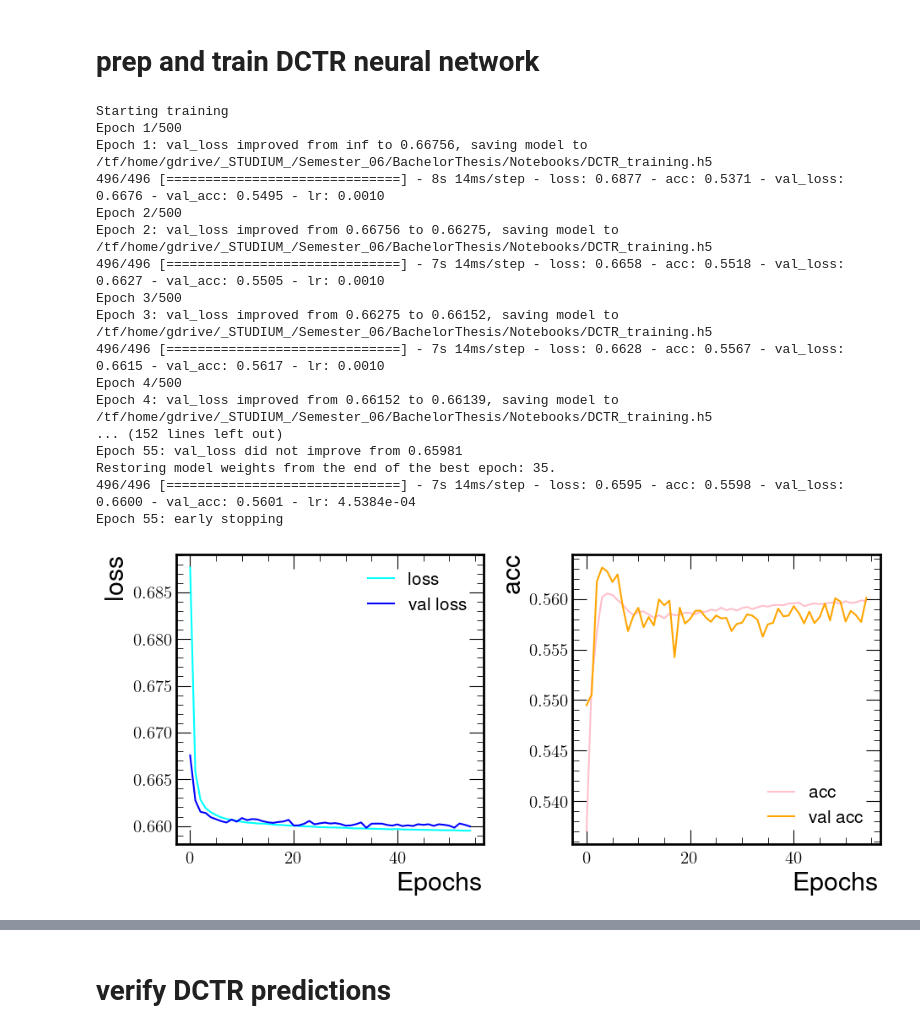
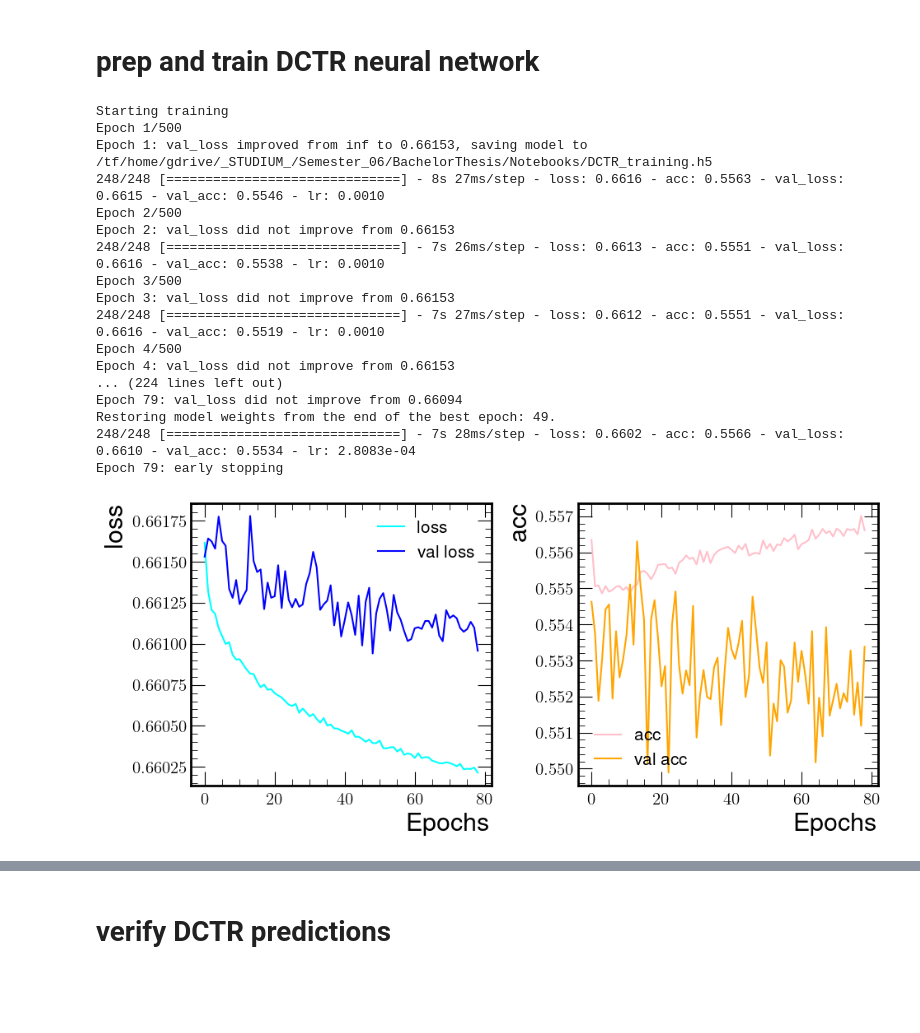
Before and after one commit to finnpuschmann/DCTR_FP, a Jupyter notebook: DCTR_notebook.ipynb, the cells around one changed output, grey strips where cells are left out. Cells and saved outputs as stored; diff of their text form; code cells hidden in the pictures; blank space fills up the shorter version.

Commit message:
updated notebook with improved results

```diff
--- a/DCTR_notebook.ipynb
+++ b/DCTR_notebook.ipynb
@@ -65,7 +67,7 @@ y = np.concatenate([np.ones(len(X1)),np.zeros(len(X1))]) # identifier
 y = to_categorical(y, num_classes=2) # encode y as one hot
 
 # split x, y, wgt into random training and validation datasets
-X_rwgt_train, X_rwgt_val, Y_rwgt_train, Y_rwgt_val, wgt_rwgt_train, wgt_rwgt_val = train_test_split(x[...,:-2], y, wgt, test_size=0.3)
+X_rwgt_train, X_rwgt_val, Y_rwgt_train, Y_rwgt_val, wgt_rwgt_train, wgt_rwgt_val = train_test_split(x[...,:-2], y, wgt, test_size=0.15)
 
 x = []
 y = []
@@ -75,9 +77,10 @@ wgt = []
 
 pos_rwgt, cb = DCTR.setup_nn(input_dim=2, Phi_sizes=(10,10,10)) # compiling model with different sizes clears weights
 
-pos_rwgt, cb = DCTR.setup_nn(input_dim=6, patience=7, saveLabel='DCTR_X1_MiNNLO_positive_reweighing')
+pos_rwgt, cb = DCTR.setup_nn(input_dim=6, patience=12, saveLabel='DCTR_X1_MiNNLO_positive_reweighing')
 
-DCTR.train(pos_rwgt, cb, X_rwgt_train, Y_rwgt_train, X_rwgt_val, Y_rwgt_val, wgt_rwgt_train, wgt_rwgt_val, epochs=40, saveLabel='DCTR_X1_MiNNLO_positive_reweighing')
+dctr.load_weights('DCTR_X1_MiNNLO_positive_reweighing.h5')
+DCTR.train(pos_rwgt, cb, X_rwgt_train, Y_rwgt_train, X_rwgt_val, Y_rwgt_val, wgt_rwgt_train, wgt_rwgt_val, batch_size=8192*8, epochs=60, saveLabel='DCTR_X1_MiNNLO_positive_reweighing')
 # %% [output]
 Starting training
 Epoch 1/40
@@ -166,34 +169,34 @@ wgt_val = np.abs(wgt_val)
 # %%
 ''' setup_nn() defaults
 input_dim=7, Phi_sizes = (100,100,128), F_sizes = (100,100,100),
 use_custom_loss=False, dropout=0.0, l2_reg=0.0, learning_rate=0.001,
 patience=10, use_scheduler=True, use_focal=False, gamma=1.1,
 monitor='val_loss', mode='min', savePath=currentPath,
 saveLabel='DCTR_training', summary=False
 '''
 dctr, callbacks = DCTR.setup_nn(input_dim=2, Phi_sizes = (10,10,12), F_sizes = (10,10,10)) # compiling model with different sizes clears weights
 
 #initialize training
-dctr, callbacks = DCTR.setup_nn(input_dim=6, dropout=0.1, l2_reg=1e-7, patience=20)
+dctr, callbacks = DCTR.setup_nn(input_dim=6, dropout=0.15, l2_reg=5e-7, patience=30)
 
-# dctr.load_weights('DCTR_training.h5')
-DCTR.train(dctr, callbacks, X_train, Y_train, X_val, Y_val, wgt_train=wgt_train, wgt_val=wgt_val, epochs=500, batch_size=8192*4)
+dctr.load_weights('DCTR_training.h5')
+DCTR.train(dctr, callbacks, X_train, Y_train, X_val, Y_val, wgt_train=wgt_train, wgt_val=wgt_val, epochs=500, batch_size=8192*8)
 # %% [output]
 Starting training
 Epoch 1/500
-Epoch 1: val_loss improved from inf to 0.66756, saving model to /tf/home/gdrive/_STUDIUM_/Semester_06/BachelorThesis/Notebooks/DCTR_training.h5
-496/496 [==============================] - 8s 14ms/step - loss: 0.6877 - acc: 0.5371 - val_loss: 0.6676 - val_acc: 0.5495 - lr: 0.0010
+Epoch 1: val_loss improved from inf to 0.66153, saving model to /tf/home/gdrive/_STUDIUM_/Semester_06/BachelorThesis/Notebooks/DCTR_training.h5
+248/248 [==============================] - 8s 27ms/step - loss: 0.6616 - acc: 0.5563 - val_loss: 0.6615 - val_acc: 0.5546 - lr: 0.0010
 Epoch 2/500
-Epoch 2: val_loss improved from 0.66756 to 0.66275, saving model to /tf/home/gdrive/_STUDIUM_/Semester_06/BachelorThesis/Notebooks/DCTR_training.h5
-496/496 [==============================] - 7s 14ms/step - loss: 0.6658 - acc: 0.5518 - val_loss: 0.6627 - val_acc: 0.5505 - lr: 0.0010
+Epoch 2: val_loss did not improve from 0.66153
+248/248 [==============================] - 7s 26ms/step - loss: 0.6613 - acc: 0.5551 - val_loss: 0.6616 - val_acc: 0.5538 - lr: 0.0010
 Epoch 3/500
-Epoch 3: val_loss improved from 0.66275 to 0.66152, saving model to /tf/home/gdrive/_STUDIUM_/Semester_06/BachelorThesis/Notebooks/DCTR_training.h5
-496/496 [==============================] - 7s 14ms/step - loss: 0.6628 - acc: 0.5567 - val_loss: 0.6615 - val_acc: 0.5617 - lr: 0.0010
+Epoch 3: val_loss did not improve from 0.66153
+248/248 [==============================] - 7s 27ms/step - loss: 0.6612 - acc: 0.5551 - val_loss: 0.6616 - val_acc: 0.5519 - lr: 0.0010
 Epoch 4/500
-Epoch 4: val_loss improved from 0.66152 to 0.66139, saving model to /tf/home/gdrive/_STUDIUM_/Semester_06/BachelorThesis/Notebooks/DCTR_training.h5
-... (152 lines left out)
-Epoch 55: val_loss did not improve from 0.65981
-Restoring model weights from the end of the best epoch: 35.
-496/496 [==============================] - 7s 14ms/step - loss: 0.6595 - acc: 0.5598 - val_loss: 0.6600 - val_acc: 0.5601 - lr: 4.5384e-04
-Epoch 55: early stopping
+Epoch 4: val_loss did not improve from 0.66153
+... (224 lines left out)
+Epoch 79: val_loss did not improve from 0.66094
+Restoring model weights from the end of the best epoch: 49.
+248/248 [==============================] - 7s 28ms/step - loss: 0.6602 - acc: 0.5566 - val_loss: 0.6610 - val_acc: 0.5534 - lr: 2.8083e-04
+Epoch 79: early stopping
-[figure, old version]
+[figure, new version]
```
Also changed, not shown: parts of 18 cells of this notebook, 2 other files.
